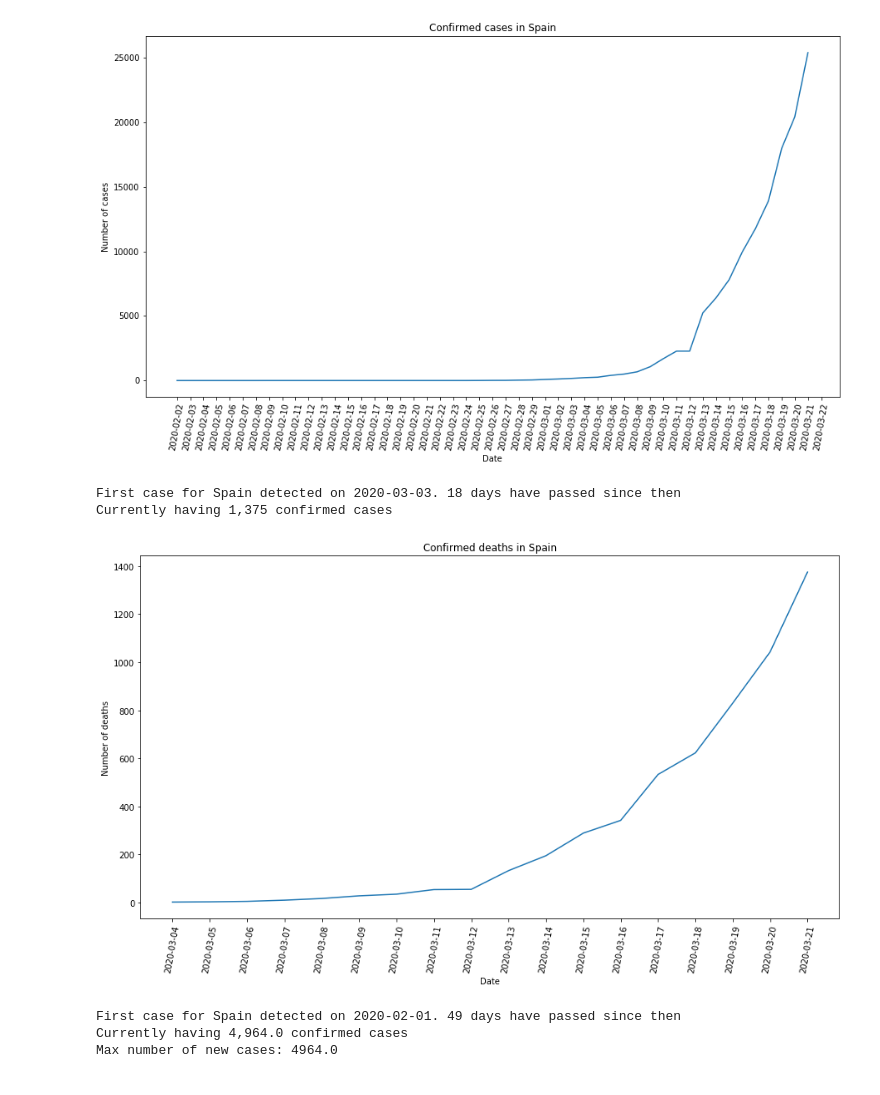
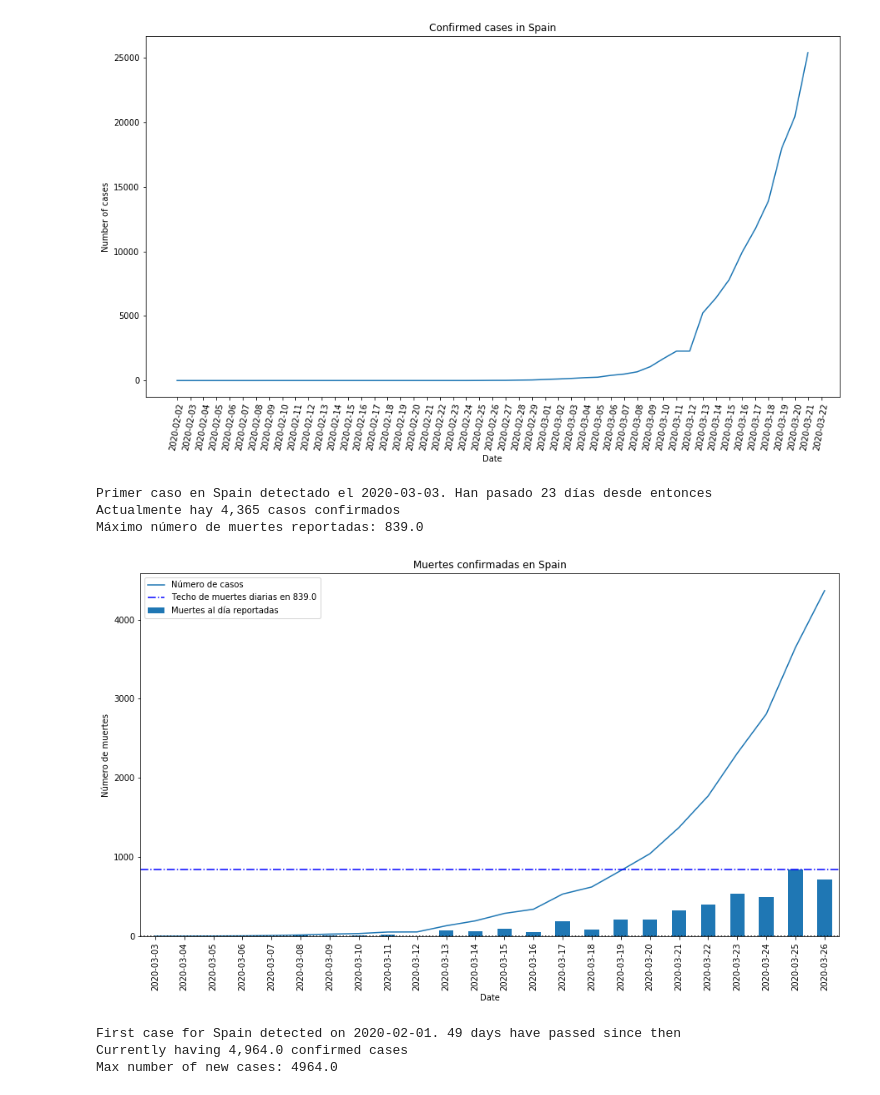
Before and after one commit to McSonk/covid19, a Jupyter notebook: casos.ipynb, the cells around one changed output. Saved outputs shown, nothing was run; the diff lists cells and outputs as text; code cells hidden in the pictures.

```diff
--- a/casos.ipynb
+++ b/casos.ipynb
@@ -18,11 +18,13 @@ data = pd.read_csv('data/conf_per_day.csv', index_col='Date')
 deaths = pd.read_csv('data/deaths_per_day.csv', index_col='Date')
 # Update Mexican data
 data['Mexico'] = data['Mexico'].shift(-1)
-data.loc['2020-03-23', 'Mexico'] = 367
+data.loc['2020-03-27', 'Mexico'] = 717
 data['Mexico'] = data['Mexico'].astype('int64')
 
 deaths['Mexico'] = deaths['Mexico'].shift(-1)
+deaths.loc['2020-03-22', 'Mexico'] = 2
 deaths.loc['2020-03-23', 'Mexico'] = 4
+deaths.loc['2020-03-27', 'Mexico'] = 12
 deaths['Mexico'] = deaths['Mexico'].astype('int64')
 # Get the totals worldwide
 data['the world'] = data.sum(axis=1)
@@ -270,11 +281,12 @@ First case for Spain detected on 2020-02-01. 49 days have passed since then
 Currently having 25,374.0 confirmed cases
 [figure]
 # %%
-plot_country_deaths(deaths, 'Spain')
+plot_country_deaths(deaths, 'Spain', changes=death_changes, language='es')
 # %% [output]
-First case for Spain detected on 2020-03-03. 18 days have passed since then
-Currently having 1,375 confirmed cases
+Primer caso en Spain detectado el 2020-03-03. Han pasado 23 días desde entonces
+Actualmente hay 4,365 casos confirmados
+Máximo número de muertes reportadas: 839.0
-[figure, old version]
+[figure, new version]
 # %%
 plot_country_changes(changes, 'Spain')
 # %% [output]
```
Also changed, not shown: parts of 15 cells of this notebook.
